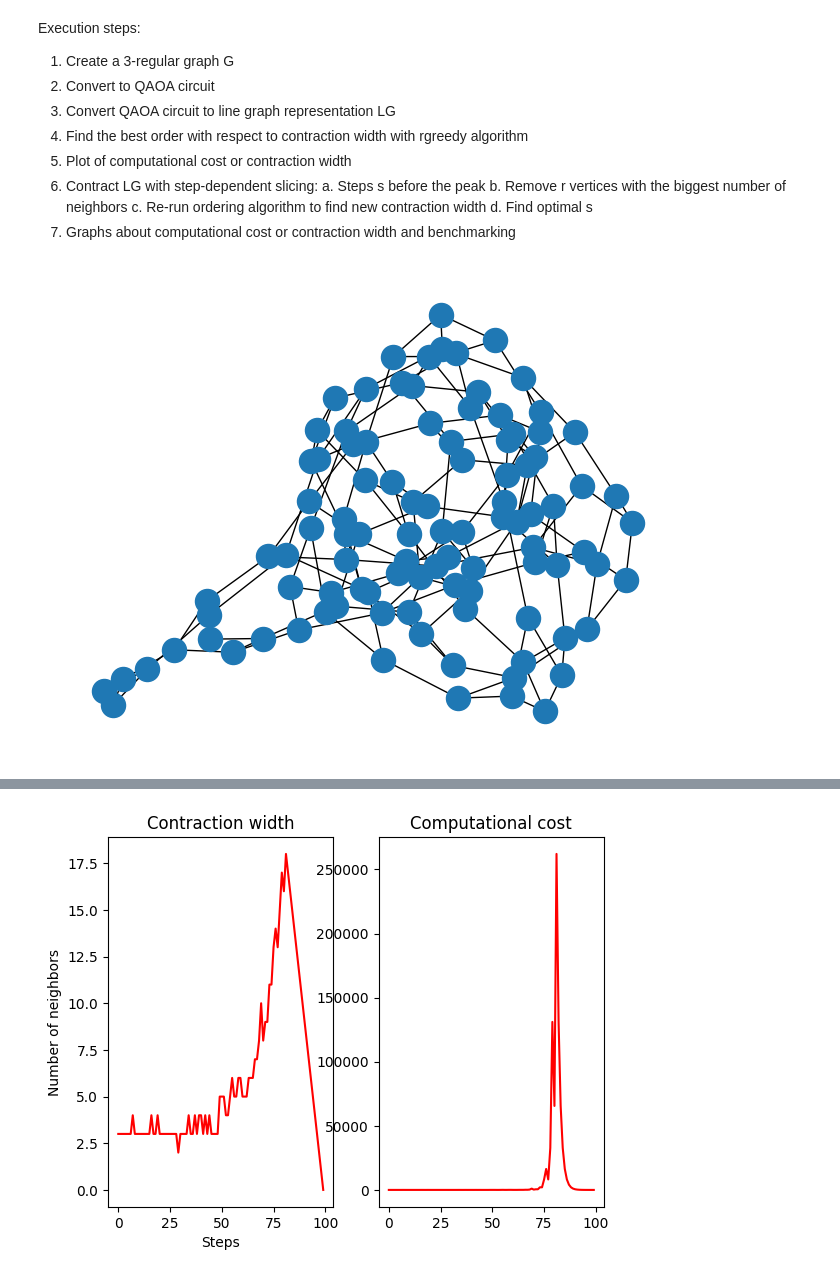
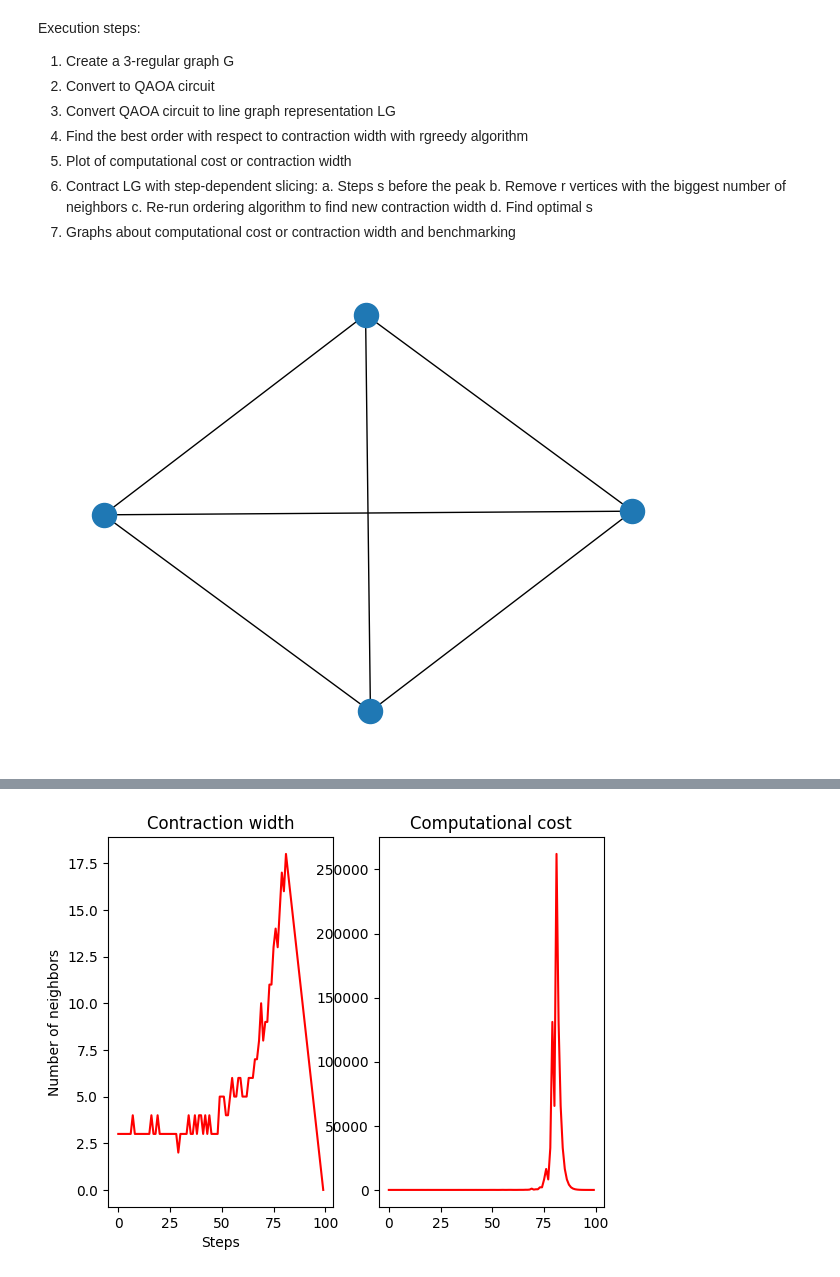
Before and after one commit to richardm1234/stepDependentSlicing_AQC, a Jupyter notebook: demo.ipynb, the cells around one changed output, grey strips where cells are left out. Saved outputs shown, nothing was run; the diff lists cells and outputs as text; code cells hidden in the pictures.

```diff
--- a/demo.ipynb
+++ b/demo.ipynb
@@ -15,8 +15,8 @@ Execution steps:
 import graph
 import networkx as nx
 # %%
-G = graph.createGraph(100)
+G = graph.createGraph(4)
 nx.draw(G)
 order, width, neighbors = graph.rgreedy(G, 0.5, 25)
 # %% [output]
-[figure, old version]
+[figure, new version]
```
Also changed, not shown: parts of 1 cell of this notebook, 1 other file.
